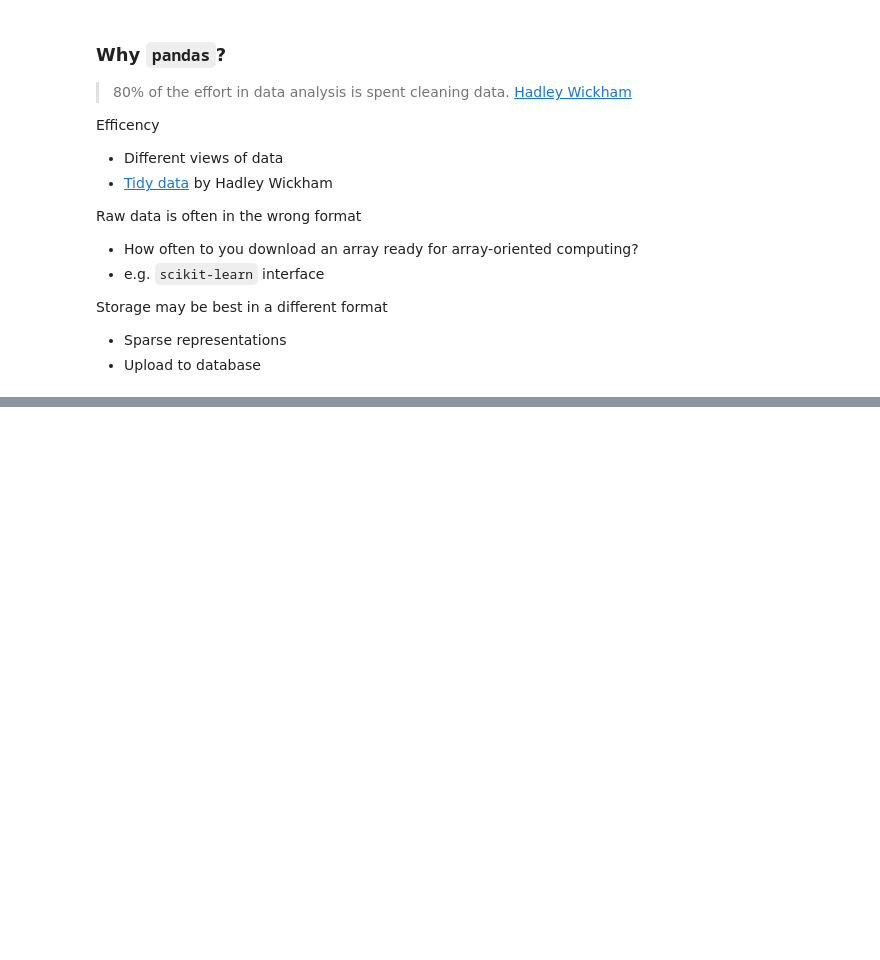
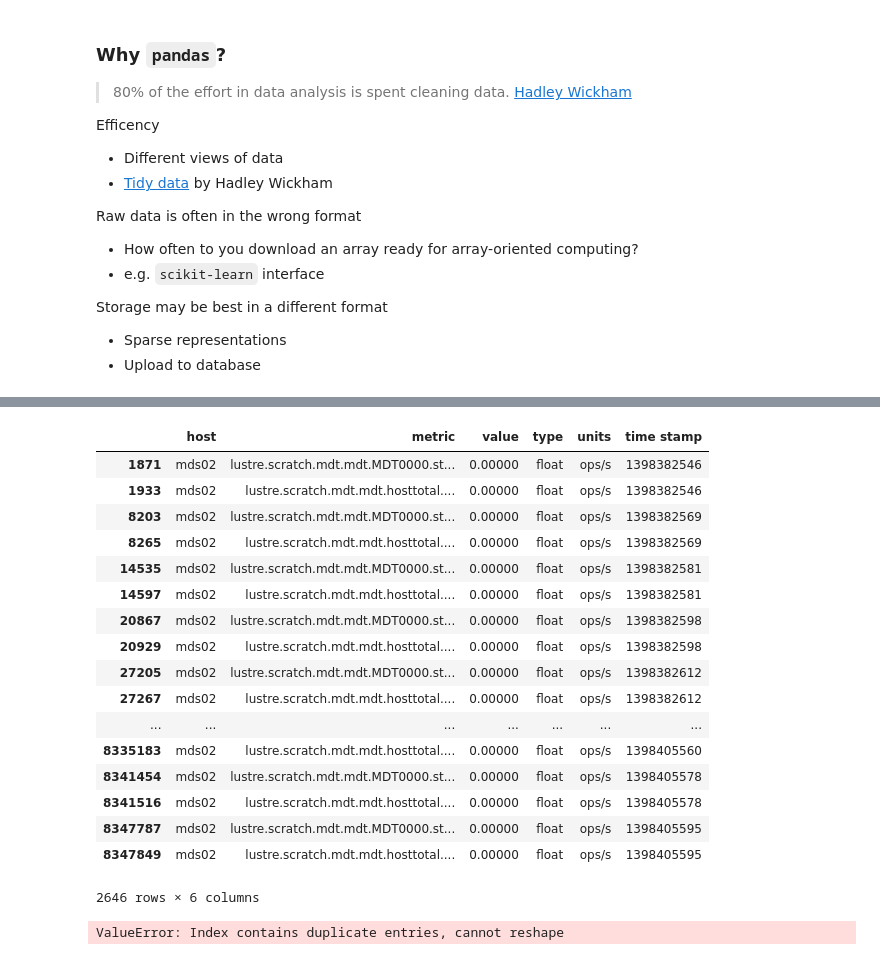
Before and after one commit to colinsongf/xsede_2015, a Jupyter notebook: 04a_exploratory_pandas.ipynb, the cells around one changed output, grey strips where cells are left out. Saved outputs shown, nothing was run; the diff lists cells and outputs as text; code cells hidden in the pictures; blank space fills up the shorter version.

```diff
--- a/04a_exploratory_pandas.ipynb
+++ b/04a_exploratory_pandas.ipynb
@@ -74,5 +75,5 @@ Steps we are taking:
 # %%
 csv_filename = '2014-04-24.csv'
-df = pd.DataFrame(columns=['host', 'metric', 'value', 'type', 'units', 'time stamp'])
-df = df.read_csv(csv_filename, sep=';')
+df = pd.read_csv(csv_filename, sep=';', names=['host', 'metric', 'value', 'type', 'units', 'time stamp'])
+df.head()
 # %% [output]
@@ -88,0 +90,2 @@ df.head()
+# %%
+statfs = df[df['metric'].str.contains('statfs')]
@@ -88,0 +101,26 @@ df.head()
+# %%
+statfs[statfs.host == 'mds02']
+# %% [output]
+|  | host | metric | value | type | units | time stamp |
+| 1871 | mds02 | lustre.scratch.mdt.mdt.MDT0000.st... | 0.00000 | float | ops/s | 1398382546 |
+| 1933 | mds02 | lustre.scratch.mdt.mdt.hosttotal.... | 0.00000 | float | ops/s | 1398382546 |
+| 8203 | mds02 | lustre.scratch.mdt.mdt.MDT0000.st... | 0.00000 | float | ops/s | 1398382569 |
+| 8265 | mds02 | lustre.scratch.mdt.mdt.hosttotal.... | 0.00000 | float | ops/s | 1398382569 |
+| 14535 | mds02 | lustre.scratch.mdt.mdt.MDT0000.st... | 0.00000 | float | ops/s | 1398382581 |
+| 14597 | mds02 | lustre.scratch.mdt.mdt.hosttotal.... | 0.00000 | float | ops/s | 1398382581 |
+| 20867 | mds02 | lustre.scratch.mdt.mdt.MDT0000.st... | 0.00000 | float | ops/s | 1398382598 |
+| 20929 | mds02 | lustre.scratch.mdt.mdt.hosttotal.... | 0.00000 | float | ops/s | 1398382598 |
+| 27205 | mds02 | lustre.scratch.mdt.mdt.MDT0000.st... | 0.00000 | float | ops/s | 1398382612 |
+| 27267 | mds02 | lustre.scratch.mdt.mdt.hosttotal.... | 0.00000 | float | ops/s | 1398382612 |
+| ... | ... | ... | ... | ... | ... | ... |
+| 8335183 | mds02 | lustre.scratch.mdt.mdt.hosttotal.... | 0.00000 | float | ops/s | 1398405560 |
+| 8341454 | mds02 | lustre.scratch.mdt.mdt.MDT0000.st... | 0.00000 | float | ops/s | 1398405578 |
+| 8341516 | mds02 | lustre.scratch.mdt.mdt.hosttotal.... | 0.00000 | float | ops/s | 1398405578 |
+| 8347787 | mds02 | lustre.scratch.mdt.mdt.MDT0000.st... | 0.00000 | float | ops/s | 1398405595 |
+| 8347849 | mds02 | lustre.scratch.mdt.mdt.hosttotal.... | 0.00000 | float | ops/s | 1398405595 |
+2646 rows × 6 columns
+# %%
+pivot = df.pivot(index='time stamp', columns='metric', values='value')
+pivot.head()
+# %% [output]
+ValueError: Index contains duplicate entries, cannot reshape
```
Also changed, not shown: parts of 4 cells of this notebook, 1 other file.
